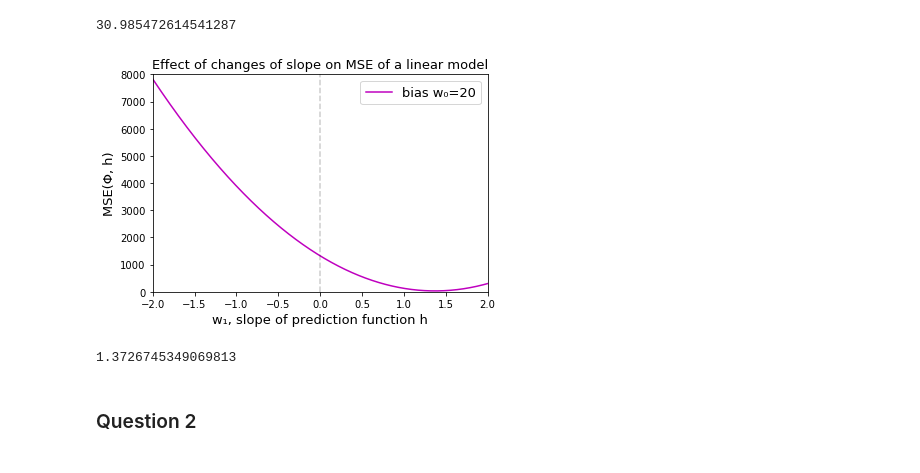
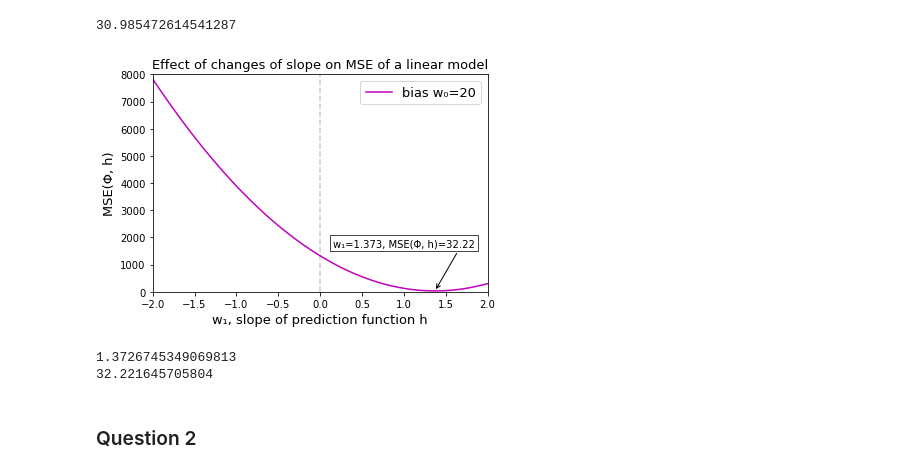
Before and after one commit to larswe/introductory-applied-machine-learning, a Jupyter notebook: Coursework 1/Untitled.ipynb, the cells around one changed output. Saved outputs shown, nothing was run; the diff lists cells and outputs as text; code cells hidden in the pictures.

Commit message:
CW 1: Various small bug fixes. Made some plots nicer

```diff
--- a/Coursework 1/Untitled.ipynb
+++ b/Coursework 1/Untitled.ipynb
@@ -112,19 +112,36 @@ mse(Phi,estimated_weights)
 # %%
 w0 = 20
 w1 = np.linspace(-2, 2, 5000)
 error, = plt.plot(w1, [mse(Phi, [w0, w1[i]]) for i in range(5000)], "m-")
 error.set_label("bias w\N{SUBSCRIPT ZERO}=20")
 plt.plot([0, 0], [0, 8000], "k--", alpha=0.2)
 plt.axis([-2, 2, 0, 8000])
 plt.xlabel("w\N{SUBSCRIPT ONE}, slope of prediction function h", fontsize=13)
 plt.ylabel("MSE(\N{GREEK CAPITAL LETTER PHI}, h)", fontsize=13)
 plt.title("Effect of changes of slope on MSE of a linear model", fontsize=13)
 plt.legend(fontsize=13)
+
+def annot_min(x,y, ax=None):
+    xmin = x[np.argmin(y)]
+    ymin = min(y)
+    text= "w\N{SUBSCRIPT ONE}={:.3f}, MSE(\N{GREEK CAPITAL LETTER PHI}, h)={:.2f}".format(xmin, ymin)
+    if not ax:
+        ax=plt.gca()
+    bbox_props = dict(boxstyle="square,pad=0.3", fc="w", ec="k", lw=0.72)
+    arrowprops=dict(arrowstyle="->",connectionstyle="angle,angleA=0,angleB=60")
+    kw = dict(xycoords='data',textcoords="axes fraction",
+              arrowprops=arrowprops, bbox=bbox_props, ha="center", va="bottom")
+    ax.annotate(text, xy=(xmin, ymin), xytext=(0.75,0.2), **kw)
+
+annot_min(w1,[mse(Phi, [w0, w1[i]]) for i in range(5000)])
+
 plt.show()
 print(w1[np.argmin([mse(Phi, [w0, w1[i]]) for i in range(5000)])])
+print(min([mse(Phi, [w0, w1[i]]) for i in range(5000)]))
 # %% [output]
-[figure, old version]
+[figure, new version]
 1.3726745349069813
+32.221645705804
 # %% [markdown]
 ### Question 2
 # %%
```
Also changed, not shown: parts of 10 cells of this notebook, 6 other files.
